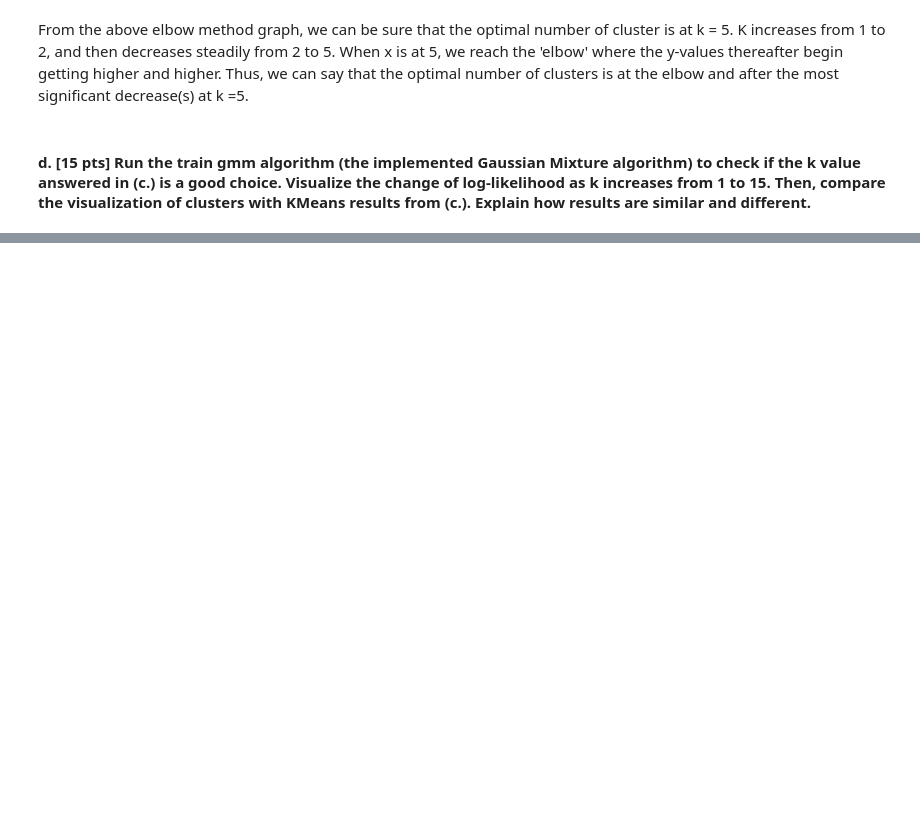
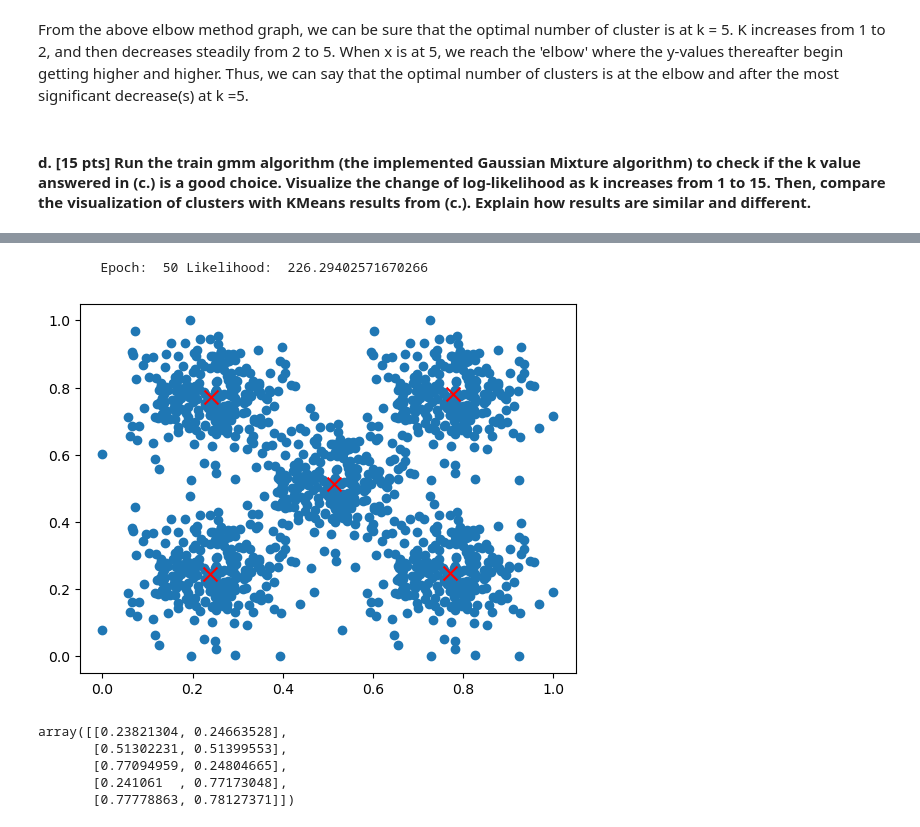
Before and after one commit to matthewpkearney/CS559_HW7, a Jupyter notebook: MattKearney_Homework7.ipynb, the cells around one changed output, grey strips where cells are left out. Cells and saved outputs as stored; diff of their text form; code cells hidden in the pictures; blank space fills up the shorter version.

```diff
--- a/MattKearney_Homework7.ipynb
+++ b/MattKearney_Homework7.ipynb
@@ -283,0 +331,23 @@ The suggested k-value from the above
+# %%
+k =5
+clusters, likelihoods, scores, sample_likelyhood, history = train_gmm(X_scaled, k, n_epochs=100)
+mu = []
+for i in clusters:
+    mu.append(i['mu_k'].tolist())
+
+mu = np.array(mu)
+
+
+plt.scatter(X_scaled[:, 0], X_scaled[:, 1])
+
+plt.scatter(mu[:,0], mu[:, 1], color='red', marker='x', s=100, label='Centroids')
+plt.show()
+mu
+# %% [output]
+        Epoch:  50 Likelihood:  226.29402571670266
+[figure, added]
+array([[0.23821304, 0.24663528],
+       [0.51302231, 0.51399553],
+       [0.77094959, 0.24804665],
+       [0.241061  , 0.77173048],
+       [0.77778863, 0.78127371]])
```
Also changed, not shown: parts of 15 cells of this notebook.
